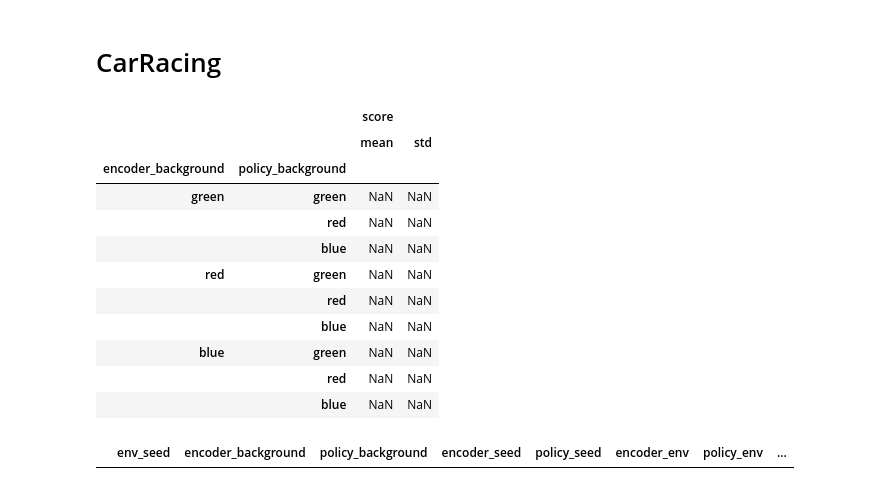
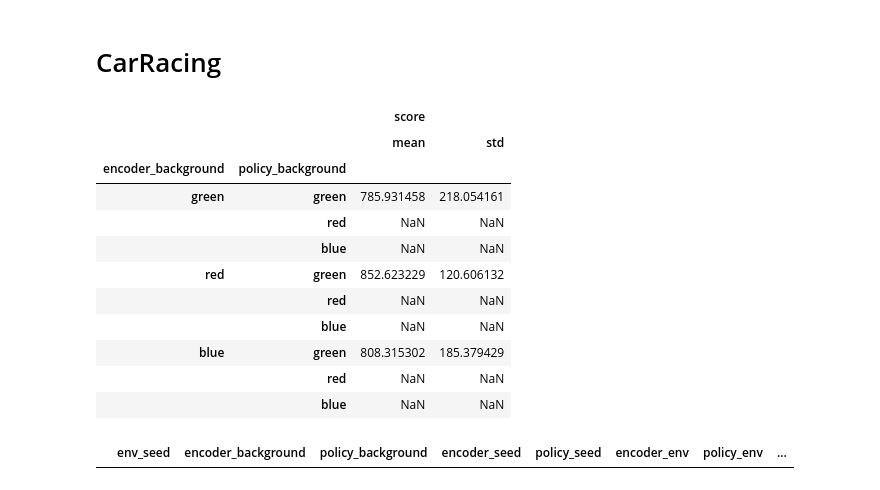
Before and after one commit to antoniopioricciardi/rl_relrepr_gymnasium, a Jupyter notebook: notebooks/stitching_results.ipynb, the cells around one changed output. Saved outputs shown, nothing was run; the diff lists cells and outputs as text; code cells hidden in the pictures.

```diff
--- a/notebooks/stitching_results.ipynb
+++ b/notebooks/stitching_results.ipynb
@@ -39,50 +39,50 @@ track_seed,encoder_background,policy_background,score,max_score_reached,episode_
 # %%
 # Read the CSV file into a DataFrame
 env_id_encoder = "CarRacing-v2"
-env_id = "CarRacing-v2"
+env_id = "CarRacing-v2-no_noop_4as"
 encoder_order = ['green', 'red', 'blue'] if env_id_encoder.startswith("CarRacing-v2") else ['plain', 'green', 'red']
 stitching_methods = ["absolute", "relative", "translate"]
-stitching_method = stitching_methods[0]
+stitching_method = stitching_methods[2]
 anchoring_method = "fps"
 anchors_alpha = 0.999
 
 a_alpha = str(anchors_alpha)
 
 model_activation = "relu"
 model_algo = "ppo"
 
 
 stitch_filename = f"experiments/stitching_tests/{env_id}/{env_info}/{stitching_method}/"
 if stitching_method == "translate":
     stitch_filename += f"{anchoring_method}/"
 if stitching_method == "relative":
     stitch_filename += f"a_{a_alpha}/"
 stitch_filename += f"{env_id_encoder}_{model_activation}_stitching_results_{model_algo}.csv"
 
 df = pd.read_csv(stitch_filename)
 
 # Convert 'encoder_background' to categorical with specified order
 df['encoder_background'] = pd.Categorical(df['encoder_background'], categories=encoder_order, ordered=True)
 
 # Convert 'policy_background' to categorical with specified order
 df['policy_background'] = pd.Categorical(df['policy_background'], categories=encoder_order, ordered=True)
 
 # df.groupby(['encoder_background', 'policy_background']).agg({'max_score_reached': ['mean', 'std']})
 # show another column "score" next to max_score columnm containing the mean and std of the score
 # df.groupby(['encoder_background', 'policy_background']).agg({'max_score_reached': ['mean', 'std'], 'score': ['mean', 'std']})
 
 df.groupby(['encoder_background', 'policy_background']).agg({'score': ['mean', 'std']})
 # %% [output]
 |  |  | score |  |
 |  |  | mean | std |
 | encoder_background | policy_background |  |  |
-| green | green | NaN | NaN |
+| green | green | 785.931458 | 218.054161 |
 |  | red | NaN | NaN |
 |  | blue | NaN | NaN |
-| red | green | NaN | NaN |
+| red | green | 852.623229 | 120.606132 |
 |  | red | NaN | NaN |
 |  | blue | NaN | NaN |
-| blue | green | NaN | NaN |
+| blue | green | 808.315302 | 185.379429 |
 |  | red | NaN | NaN |
 |  | blue | NaN | NaN |
 # %%
```
Also changed, not shown: parts of 10 cells of this notebook, 33 other files.
